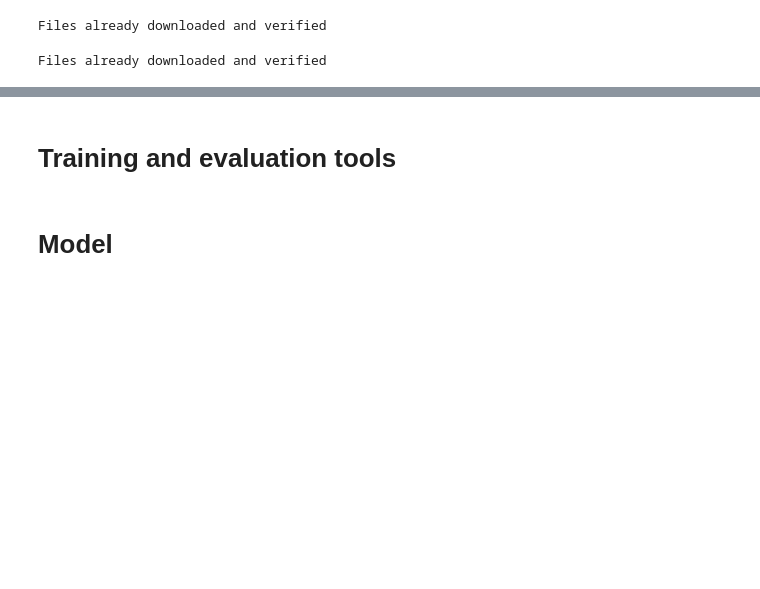
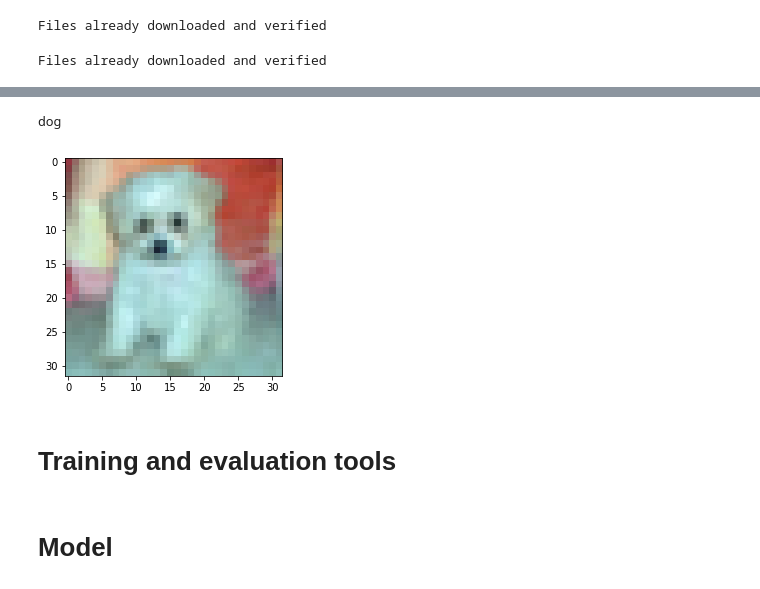
Before and after one commit to rodgzilla/machine_learning_deep_knn, a Jupyter notebook: nbs/CIFAR-10 experiments.ipynb, the cells around one changed output, grey strips where cells are left out. Saved outputs shown, nothing was run; the diff lists cells and outputs as text; code cells hidden in the pictures; blank space fills up the shorter version.

```diff
--- a/nbs/CIFAR-10 experiments.ipynb
+++ b/nbs/CIFAR-10 experiments.ipynb
@@ -65,18 +70,20 @@ train_loader = torch.utils.data.DataLoader(
 # %% [output]
 Files already downloaded and verified
 # %%
+test_dataset = datasets.CIFAR10(
+    '../data',
+    train = False,
+    download = True,
+    transform = transforms.Compose(
+        [
+            transforms.ToTensor(),
+            transforms.Normalize(means, stds)
+        ]
+    )
+)
+
 test_loader = torch.utils.data.DataLoader(
-    datasets.CIFAR10(
-        '../data',
-        train = False,
-        download = True,
-        transform = transforms.Compose(
-            [
-                transforms.ToTensor(),
-                transforms.Normalize(means, stds)
-            ]
-        )
-    ),
+    test_dataset,
     shuffle = False,
     batch_size = 2 * batch_size
 )
@@ -85,3 +99,10 @@ Files already downloaded and verified
+# %%
+img, y = test_dataset[510]
+display_img(img.to(device))
+print(cifar_cats[y])
+# %% [output]
+dog
+[figure, added]
 # %% [markdown]
 # Training and evaluation tools
 # %%
```
Also changed, not shown: parts of 25 cells of this notebook.
